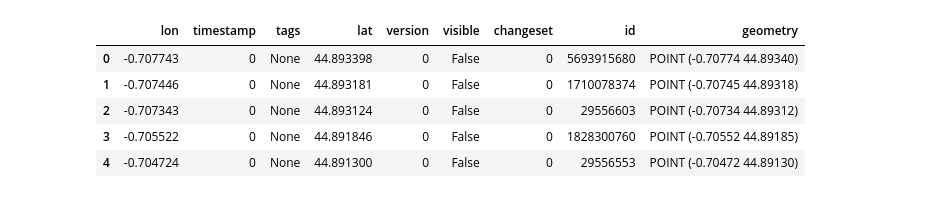
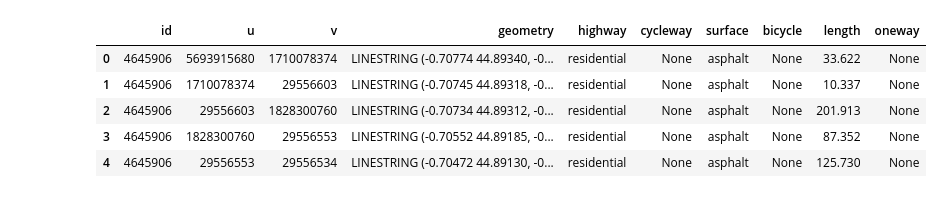
Before and after one commit to leo-grandmorcel/cyclist-bordeaux-routing, a Jupyter notebook: pyrosm.ipynb, the cells around one changed output. Cells and saved outputs as stored; diff of their text form; code cells hidden in the pictures.

```diff
--- a/pyrosm.ipynb
+++ b/pyrosm.ipynb
@@ -11,4 +72,5 @@ cycling_nodes, cycling_edges = data.get_network(network_type="cycling",nodes=Tru
 # %%
-# cycling_edges = cycling_edges[["id","u","v","geometry","cycleway","surface","bicycle","length"]]
+cycling_edges = cycling_edges[["id","u","v","geometry","highway","cycleway","surface","bicycle","length"]]
+cycling_edges = cycling_edges[~cycling_edges["highway"].isin(["construction","trunk_link","trunk","footway","steps","bridleway"])]
 # %%
 graph = data.to_graph(cycling_nodes, cycling_edges, graph_type="networkx")
@@ -54,9 +131,9 @@ fig, ax = ox.plot_graph_route(graph, route, route_linewidth=6, node_size=0, bgco
 # %%
-cycling_nodes.head()
+cycling_edges.head()
 # %% [output]
-|  | lon | timestamp | tags | lat | version | visible | changeset | id | geometry |
-| 0 | -0.707743 | 0 | None | 44.893398 | 0 | False | 0 | 5693915680 | POINT (-0.70774 44.89340) |
-| 1 | -0.707446 | 0 | None | 44.893181 | 0 | False | 0 | 1710078374 | POINT (-0.70745 44.89318) |
-| 2 | -0.707343 | 0 | None | 44.893124 | 0 | False | 0 | 29556603 | POINT (-0.70734 44.89312) |
-| 3 | -0.705522 | 0 | None | 44.891846 | 0 | False | 0 | 1828300760 | POINT (-0.70552 44.89185) |
-| 4 | -0.704724 | 0 | None | 44.891300 | 0 | False | 0 | 29556553 | POINT (-0.70472 44.89130) |
+|  | id | u | v | geometry | highway | cycleway | surface | bicycle | length | oneway |
+| 0 | 4645906 | 5693915680 | 1710078374 | LINESTRING (-0.70774 44.89340, -0... | residential | None | asphalt | None | 33.622 | None |
+| 1 | 4645906 | 1710078374 | 29556603 | LINESTRING (-0.70745 44.89318, -0... | residential | None | asphalt | None | 10.337 | None |
+| 2 | 4645906 | 29556603 | 1828300760 | LINESTRING (-0.70734 44.89312, -0... | residential | None | asphalt | None | 201.913 | None |
+| 3 | 4645906 | 1828300760 | 29556553 | LINESTRING (-0.70552 44.89185, -0... | residential | None | asphalt | None | 87.352 | None |
+| 4 | 4645906 | 29556553 | 29556534 | LINESTRING (-0.70472 44.89130, -0... | residential | None | asphalt | None | 125.730 | None |
```
Also changed, not shown: parts of 26 cells of this notebook.
